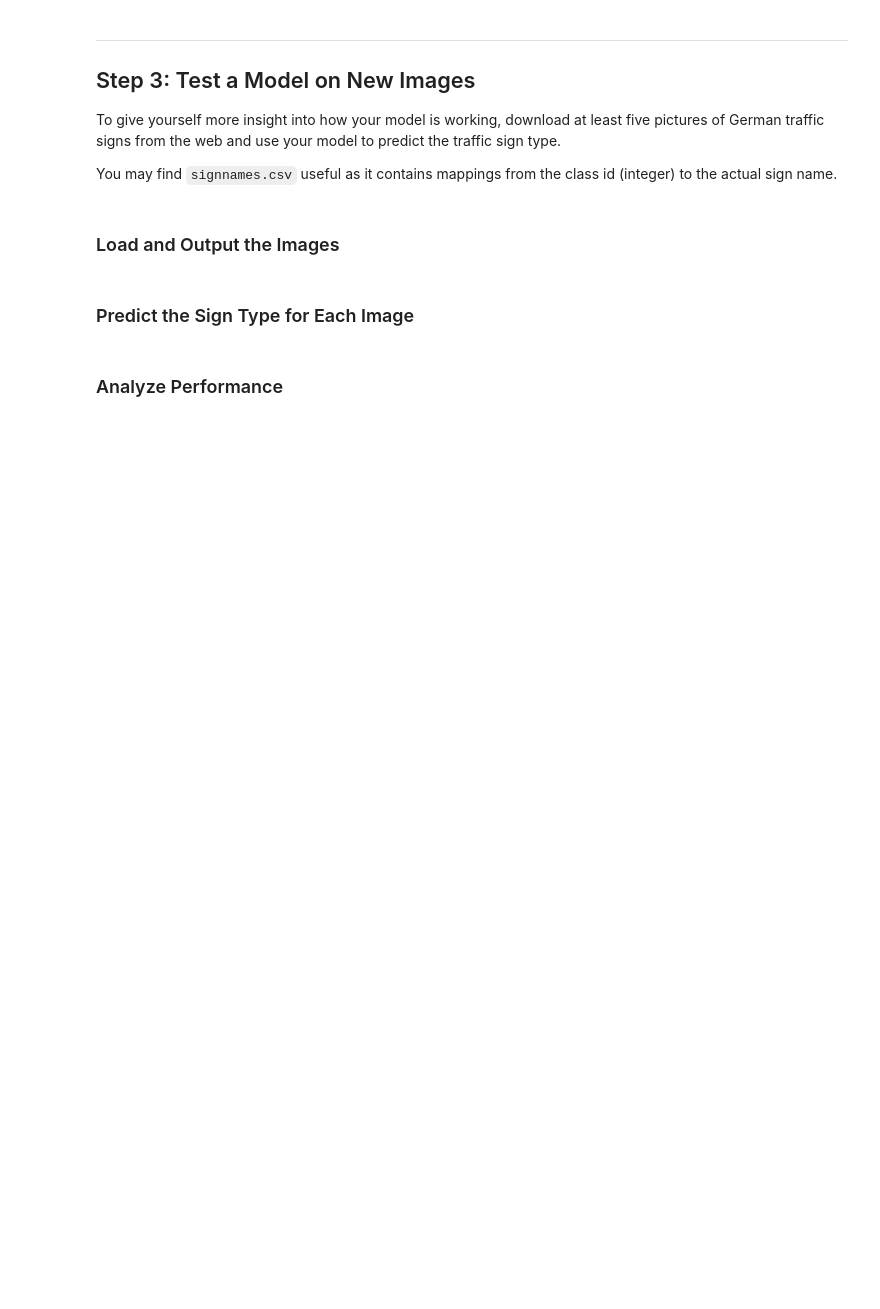
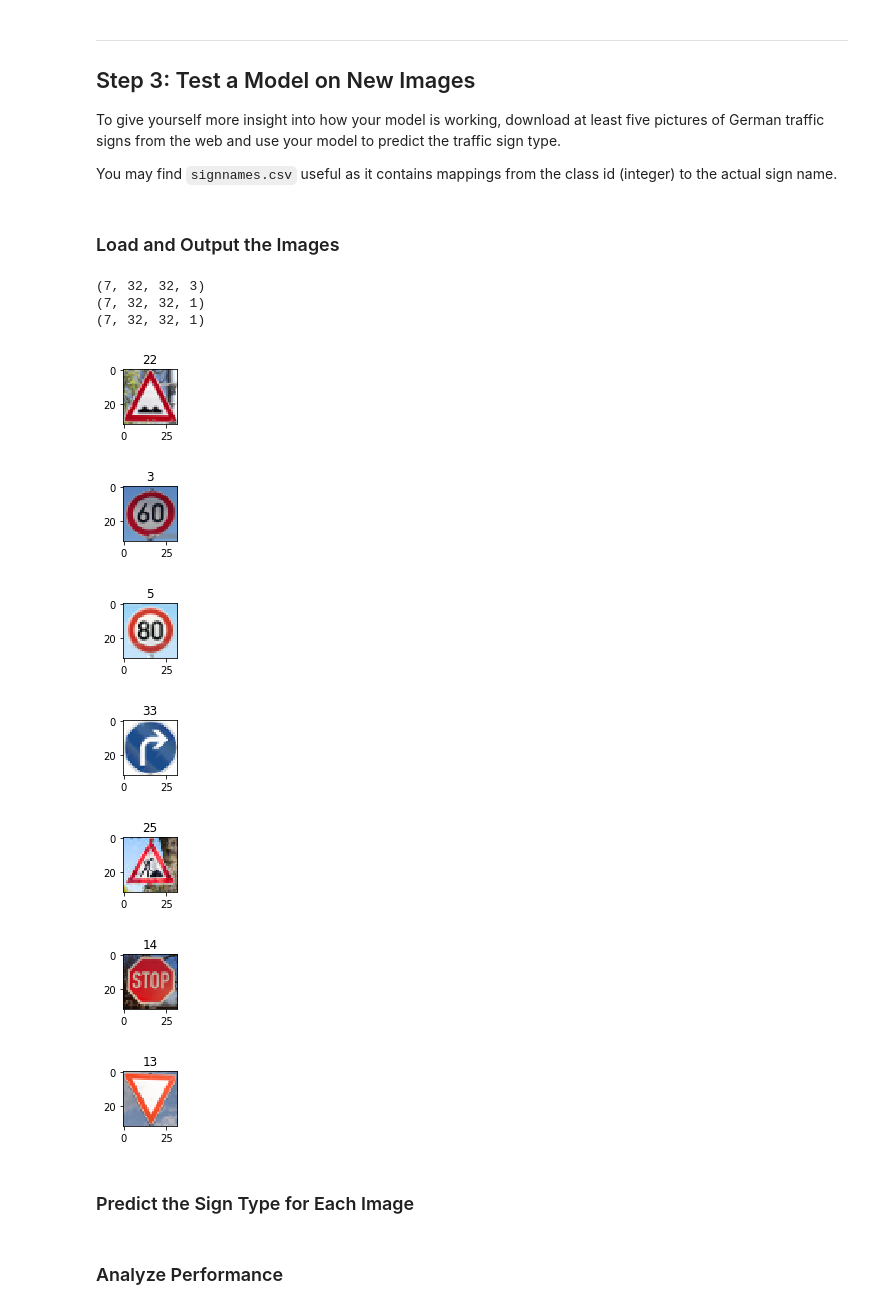
Before and after one commit to appinho/SDCND_P2_TrafficSigns, a Jupyter notebook: Traffic_Sign_Classifier.ipynb, the cells around one changed output. Cells and saved outputs as stored; diff of their text form; code cells hidden in the pictures; blank space fills up the shorter version.

Commit message:
Added test images and run them on trained le net cnn

```diff
--- a/Traffic_Sign_Classifier.ipynb
+++ b/Traffic_Sign_Classifier.ipynb
@@ -269,7 +266,7 @@ print(np.max(testing_data))
 2.58898371914
 # %%
 # Hyperparameters
-EPOCHS = 50
+EPOCHS = 10
 BATCH_SIZE = 128
 INIT_MU = 0
 INIT_SIGMA = 0.1
@@ -428,3 +417,58 @@ You may find `signnames.csv` useful as it contains mappings from the class id (i
+# %%
+### Load the images and plot them here.
+### Feel free to use as many code cells as needed.
+
+# Read own test images
+import matplotlib.image as mpimg
+image1 = mpimg.imread('test_images/bumpy_road.jpg')
+image2 = mpimg.imread('test_images/limit60.jpg')
+image3 = mpimg.imread('test_images/limit80.jpg')
+image4 = mpimg.imread('test_images/right_turn.jpg')
+image5 = mpimg.imread('test_images/road_work.jpg')
+image6 = mpimg.imread('test_images/stop.jpg')
+image7 = mpimg.imread('test_images/yield.jpg')
+
+# Add dimensionality to concatenate them
+image1 = image1[np.newaxis]
+image2 = image2[np.newaxis]
+image3 = image3[np.newaxis]
+image4 = image4[np.newaxis]
+image5 = image5[np.newaxis]
+image6 = image6[np.newaxis]
+image7 = image7[np.newaxis]
+
+# create test set
+test = np.concatenate((image1,image2,image3,image4,image5,image6,image7))
+print(test.shape)
+
+# grayscale test set
+gray_test = gray_scale(test)
+print(gray_test.shape)
+
+# normalize test set
+norm_gray_test = normalize(gray_test)
+print(norm_gray_test.shape)
+
+# Define ground truth labels for own data set from signnames.csv
+ground_truth_labels = [22, 3, 5, 33, 25, 14, 13]
+
+# plot test images
+for i in range(test.shape[0]):
+    # plot image and print its class label
+    plt.figure(figsize=(1,1))
+    plt.imshow(test[i], cmap="gray")
+    plt.title(ground_truth_labels[i])
+# %% [output]
+(7, 32, 32, 3)
+(7, 32, 32, 1)
+(7, 32, 32, 1)
+[figure, added]
+[figure, added]
+[figure, added]
+[figure, added]
+[figure, added]
+[figure, added]
+[figure, added]
 # %% [markdown]
 ### Predict the Sign Type for Each Image
 # %%
```
Also changed, not shown: parts of 7 cells of this notebook, 7 other files.
